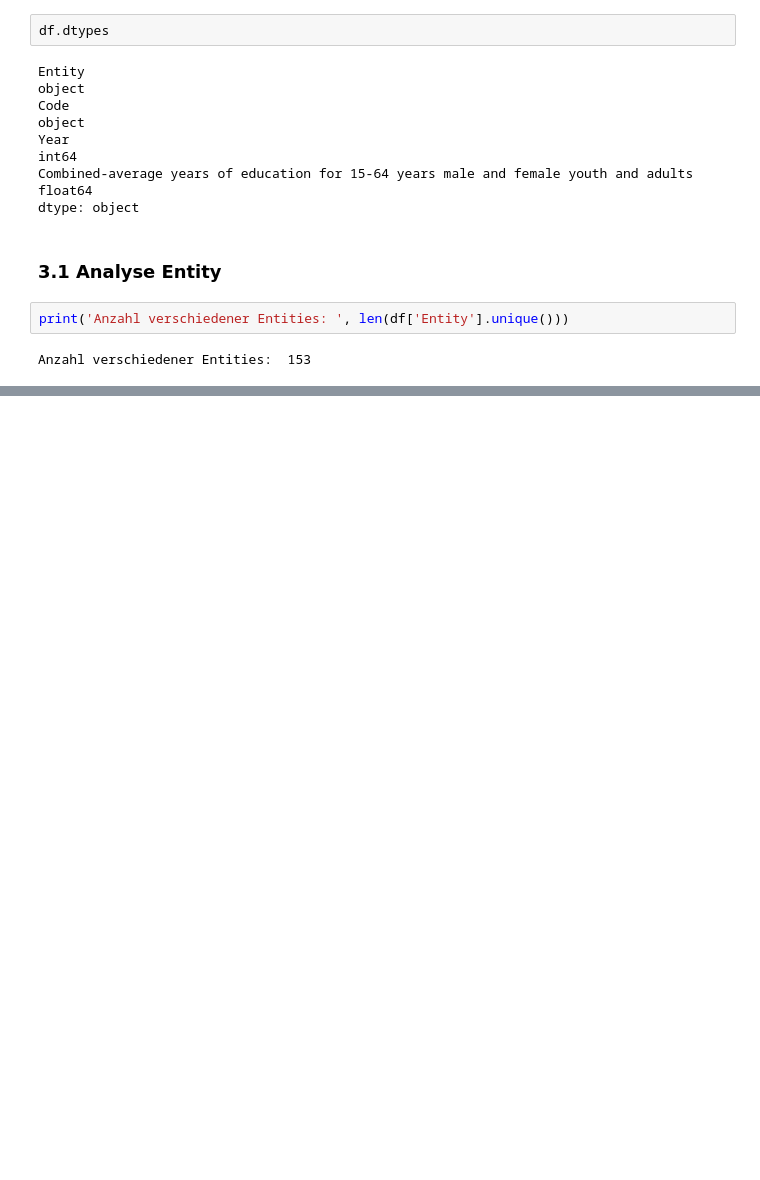
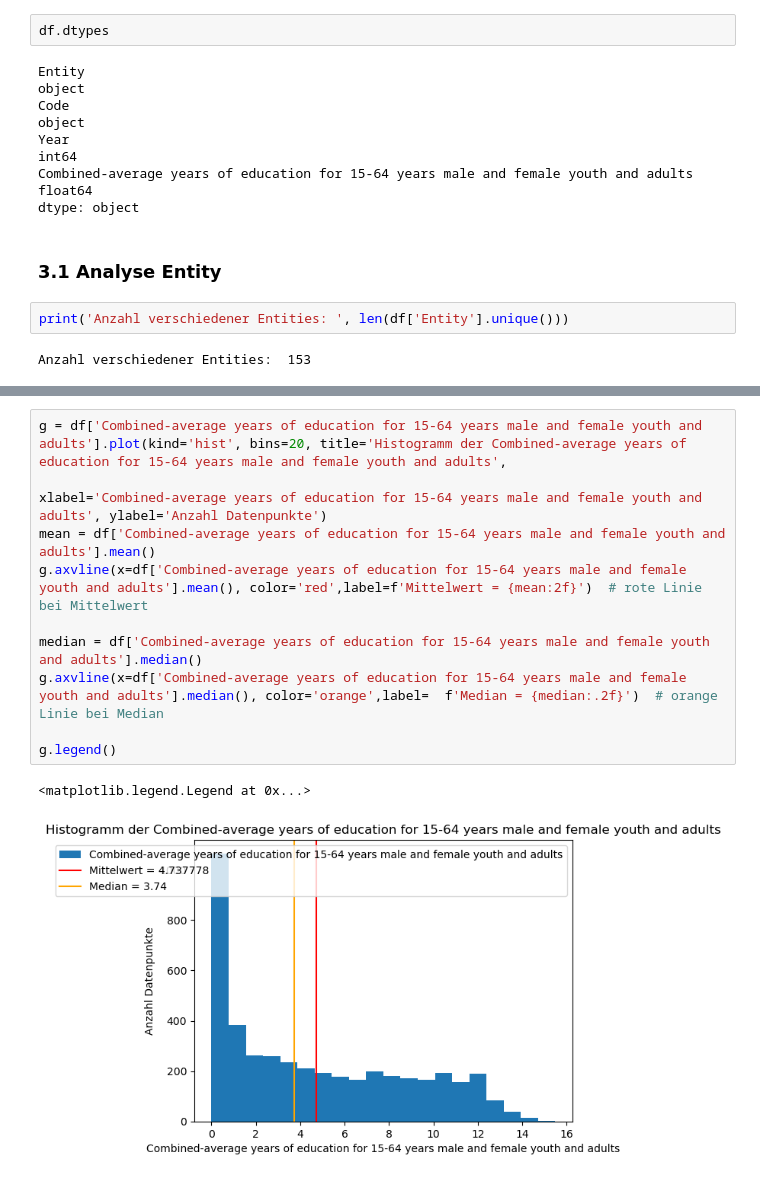
Before and after one commit to GaiaCapoferri/Python-Leistungsnachweis-GDK, a Jupyter notebook: Python Leistungsnachweis.ipynb, the cells around one changed output, grey strips where cells are left out. Cells and saved outputs as stored; diff of their text form; blank space fills up the shorter version.

```diff
--- a/Python Leistungsnachweis.ipynb
+++ b/Python Leistungsnachweis.ipynb
@@ -66,0 +167,13 @@ Anzahl verschiedener Entities:  153
+# %%
+g = df['Combined-average years of education for 15-64 years male and female youth and adults'].plot(kind='hist', bins=20, title='Histogramm der Combined-average years of education for 15-64 years male and female youth and adults',
+                                                                                                    xlabel='Combined-average years of education for 15-64 years male and female youth and adults', ylabel='Anzahl Datenpunkte')
+mean = df['Combined-average years of education for 15-64 years male and female youth and adults'].mean()
+g.axvline(x=df['Combined-average years of education for 15-64 years male and female youth and adults'].mean(), color='red',label=f'Mittelwert = {mean:2f}')  # rote Linie bei Mittelwert
+
+median = df['Combined-average years of education for 15-64 years male and female youth and adults'].median()
+g.axvline(x=df['Combined-average years of education for 15-64 years male and female youth and adults'].median(), color='orange',label=  f'Median = {median:.2f}')  # orange Linie bei Median
+
+g.legend()
+# %% [output]
+<matplotlib.legend.Legend at 0x...>
+[figure, added]
```
Also changed, not shown: parts of 12 cells of this notebook.
